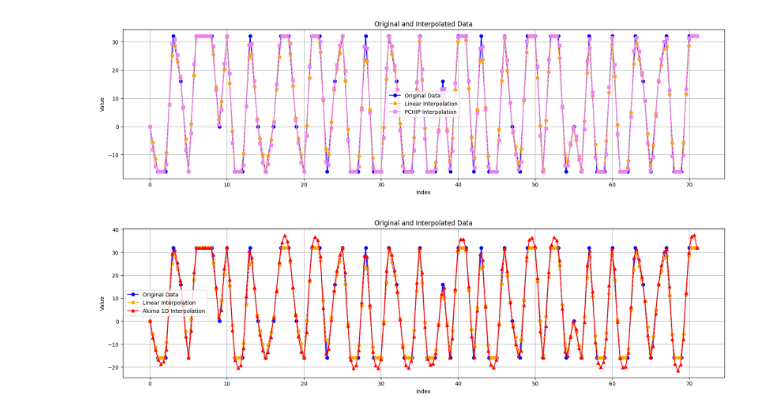
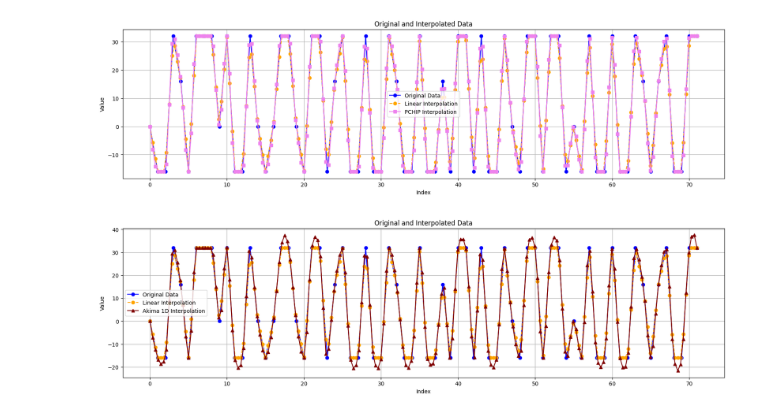
Before and after one commit to Adith-blusim/BP-, a Jupyter notebook: interpolation.ipynb, the cells around one changed output. Drawn from its saved outputs; the diff is of its cells as text; code cells hidden in the pictures.

```diff
--- a/interpolation.ipynb
+++ b/interpolation.ipynb
@@ -88,31 +88,31 @@ plt.show()
 # %%
 import numpy as np
 import matplotlib.pyplot as plt
 from scipy.interpolate import Akima1DInterpolator
 
 # Original list with 61 data points
 original_data = [0, -16, -16, 32, 16, -16, 32, 32, 32, 0, 32, -16, -16, 32, 0, -16, 0, 32, 32, 0, -16, 32, 32, -16, 16, 32, -16, -16, 32, -16, -16, 32, 16, -16, -16, 32, -16, -16, 16, -16, 32, 32, -16, 32, -16, -16, 32, 0, -16, 32, 32, -16, 32, 32, -16, 0, -16, 32, -16, -16, 32, -16, -16, 32, 16, -16, 16, 32, -16, -16, 32, 32]
 
 # Number of data points after expansion
 desired_data_points = 200
 
 # Generate indices for the expanded data
 expanded_indices = np.linspace(0, len(original_data) - 1, desired_data_points)
 
 # Perform Akima 1D interpolation
 akima_interpolator = Akima1DInterpolator(np.arange(len(original_data)), original_data)
 expanded_data_akima = akima_interpolator(expanded_indices)
 
 # Plot both the original and expanded data using linear and Akima 1D interpolation
 plt.figure(figsize=(20, 5))
 plt.plot(np.arange(len(original_data)), original_data, 'o-', label='Original Data', color='blue')
 plt.plot(expanded_indices, expanded_data, 'o--', label='Linear Interpolation', color='orange')
-plt.plot(expanded_indices, expanded_data_akima, '^-', label='Akima 1D Interpolation', color='red')
+plt.plot(expanded_indices, expanded_data_akima, '^-', label='Akima 1D Interpolation', color='maroon')
 plt.title('Original and Interpolated Data')
 plt.xlabel('Index')
 plt.ylabel('Value')
 plt.legend()
 plt.grid(True)
 plt.show()
 # %% [output]
-[figure, old version]
+[figure, new version]
```
